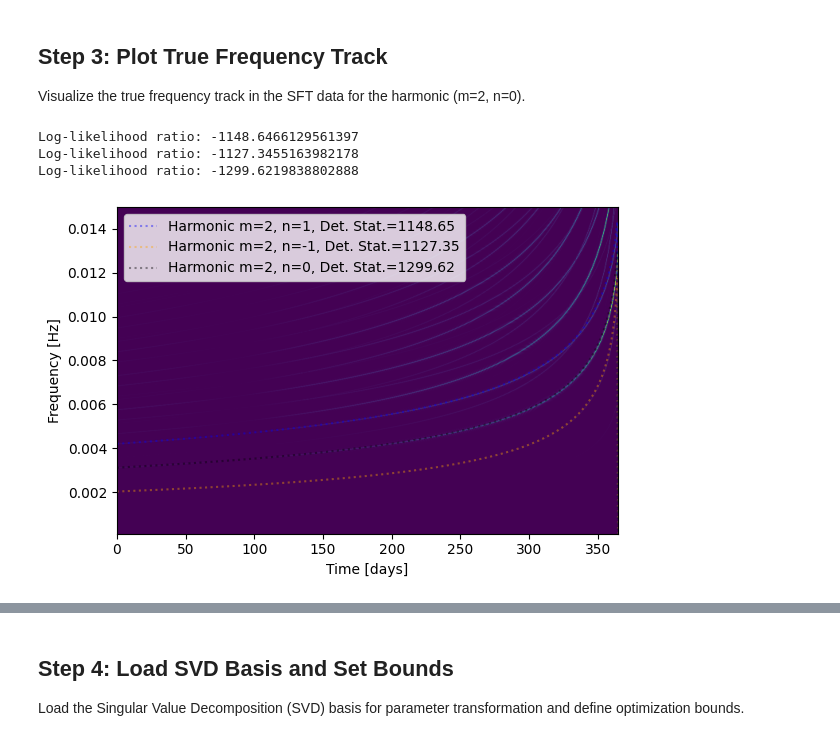
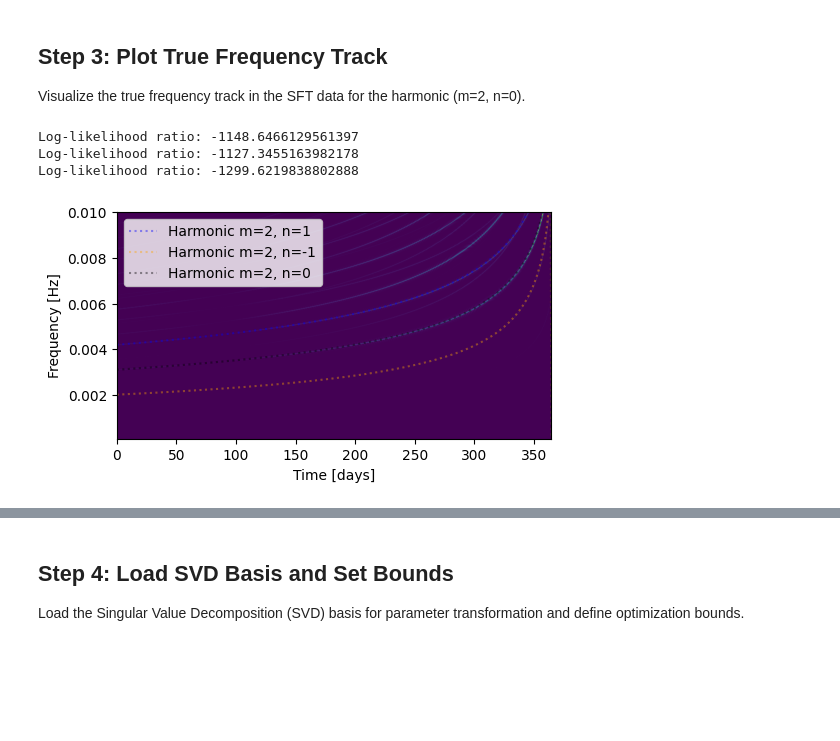
Before and after one commit to lorenzsp/EMRI-Search, a Jupyter notebook: QuickStartEMRIsearch.ipynb, the cells around one changed output, grey strips where cells are left out. Drawn from its saved outputs; the diff is of its cells as text; code cells hidden in the pictures; blank space fills up the shorter version.

Commit message:
new plots

```diff
--- a/QuickStartEMRIsearch.ipynb
+++ b/QuickStartEMRIsearch.ipynb
@@ -104,30 +104,31 @@ Final SNR: 30.0
 Visualize the true frequency track in the SFT data for the harmonic (m=2, n=0).
 # %%
 frequencies = np.fft.rfftfreq(samples_per_sft, deltaT)
-plt.figure(figsize=(6,4))
+plt.figure(figsize=(8/1.5,4.5/1.5))
 plt.imshow(np.abs(injection_dict['signal_sfts']),aspect='auto',origin='lower',extent=[0, t_alpha[-1]/86400, frequencies[0], frequencies[-1]],cmap='viridis')
 plt.ylim(1e-4, 0.015)
 for m,n,col in [(2,1,"blue"), (2,-1,"orange"), (2,0,"black")]:
     f_alpha = jnp.asarray(m*f_phi_r[0] + n*f_phi_r[1], dtype=jnp.float64)
     fdot_alpha = jnp.asarray(m*dotf[0] + n*dotf[1], dtype=jnp.float64)
     ll_d = det_stat(injection_dict['data_sfts'], f_alpha, fdot_alpha, T_sft=T_sft)
     ll_h = det_stat(injection_dict['signal_sfts'], f_alpha, fdot_alpha, T_sft=T_sft)
     ll_n = det_stat(injection_dict['noise_sfts'], f_alpha, fdot_alpha, T_sft=T_sft)
     ll_new = det_stat(injection_dict['new_noise_sfts'], f_alpha, fdot_alpha, T_sft=T_sft)
     nll_true =  - ll_d
     print(f"Log-likelihood ratio: {nll_true}")
-    plt.plot(t_alpha/86400, f_alpha, ':', label=f'Harmonic m={m}, n={n}, Det. Stat.={-nll_true:.2f}', alpha=0.4, color=col)
+    plt.plot(t_alpha/86400, f_alpha, ':', label=f'Harmonic m={m}, n={n}', alpha=0.4, color=col)
 
 plt.legend(loc='upper left')
 plt.xlabel('Time [days]')
 plt.ylabel('Frequency [Hz]')
 plt.tight_layout()
+plt.ylim(1e-4, 0.01)
 plt.savefig(output_dir + '/true_frequency_track.png', dpi=300)
 # %% [output]
 Log-likelihood ratio: -1148.6466129561397
 Log-likelihood ratio: -1127.3455163982178
 Log-likelihood ratio: -1299.6219838802888
-[figure, old version]
+[figure, new version]
 # %%
 toplot = np.array(data_sfts) / np.array(psd(frequencies))[:,None]**0.5
 
```
Also changed, not shown: parts of 11 cells of this notebook, 9 other files.
